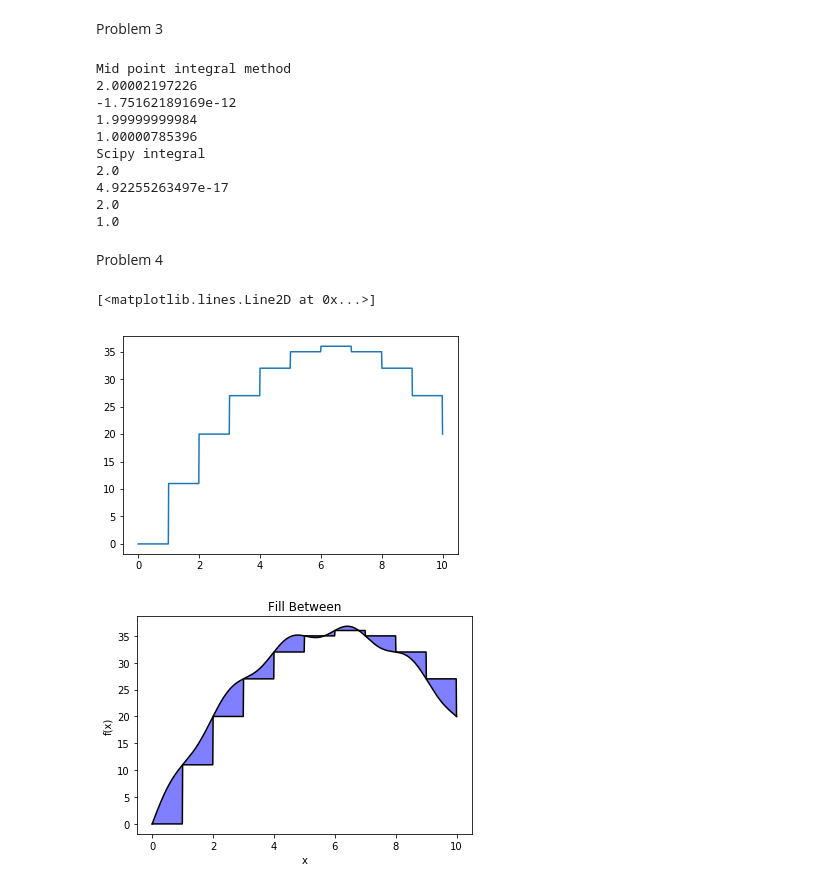
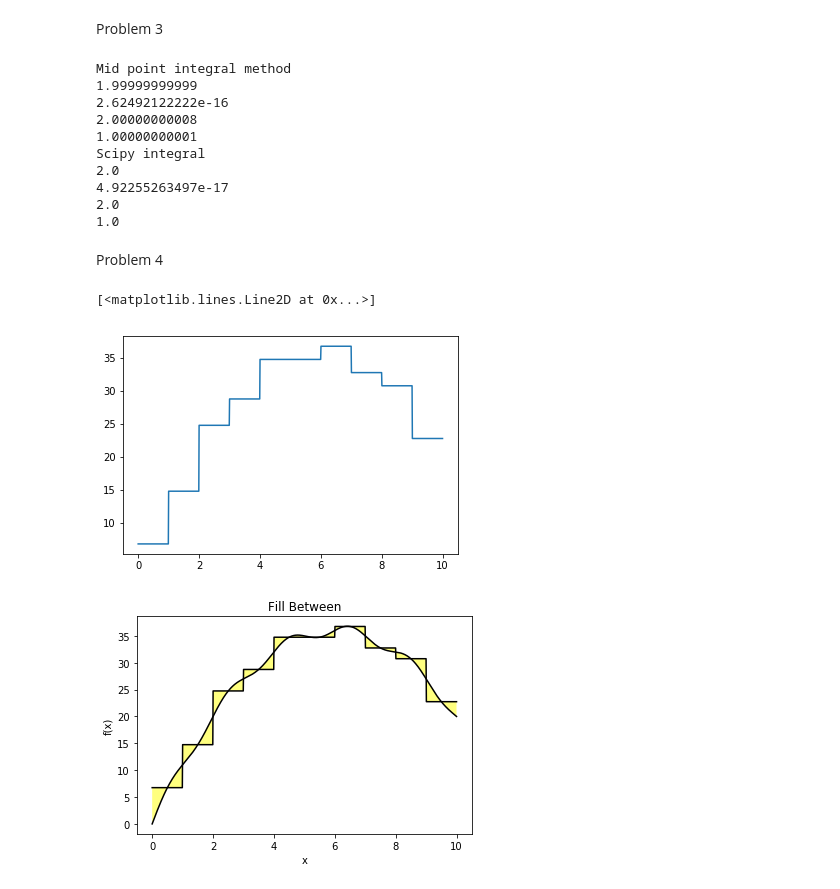
Before and after one commit to kindasad/DATA1401-Spring-2019, a Jupyter notebook: Labs/Lab-7/Lab-7.ipynb, the cells around one changed output. Cells and saved outputs as stored; diff of their text form; code cells hidden in the pictures.

```diff
--- a/Labs/Lab-7/Lab-7.ipynb
+++ b/Labs/Lab-7/Lab-7.ipynb
@@ -188,12 +188,12 @@ Problem 3
 import math
 def intergral(func,min_,max_,n):
     width=float((max_-min_))/n
-    x=min_
+    x=0
     Sum=0
-    while x<=max_:
-        height=func(x)
-        x=x+width
-        Sum=width*height+Sum
+    while x<n:
+        Sum+=width*func(min_+x*width+0.5*width)
+        x+=1
+
     return Sum
 
 def exp(x):
@@ -222,10 +222,10 @@ print ans3
 #By the comparison, with more number of steps we put into integral, we have more accurate value
 # %% [output]
 Mid point integral method
-2.00002197226
--1.75162189169e-12
-1.99999999984
-1.00000785396
+1.99999999999
+2.62492122222e-16
+2.00000000008
+1.00000000001
 Scipy integral
 2.0
 4.92255263497e-17
@@ -236,30 +236,30 @@ Problem 4
 # %%
 def function(x):
     return x*(12-x)+math.sin(math.pi*x)
 
 def mid_point(func,min_,max_,n,x_):
     y=list()
     width=float((max_-min_))/n
-    x=min_
+    x=0
     Sum=0
     i=0
-    count=0
-    while x<=max_:
-        height=func(x)
-        count=count+1
+
+    while x<n:
+        height=func(min_+x*width+0.5*width)
+
         while x_[i]>=x and x_[i]<=x+width and i<len(x_)-1:
             y.append(height)
             i=i+1
         x=x+width
     y.append(height)
     return  y
 x=np.linspace(0,10,1000)
 y=map(function,x)
 y_= mid_point(function,0,10.0,10,x)
 mp.plot(x,y_)
 # %% [output]
 [<matplotlib.lines.Line2D at 0x...>]
-[figure, old version]
+[figure, new version]
 # %%
 fig, ax = mp.subplots()
 ax.plot(x, y, x, y_, color='black')
@@ -270,4 +270,4 @@ mp.xlabel('x')
 mp.ylabel('f(x)')
 mp.show()
 # %% [output]
-[figure, old version]
+[figure, new version]
```
